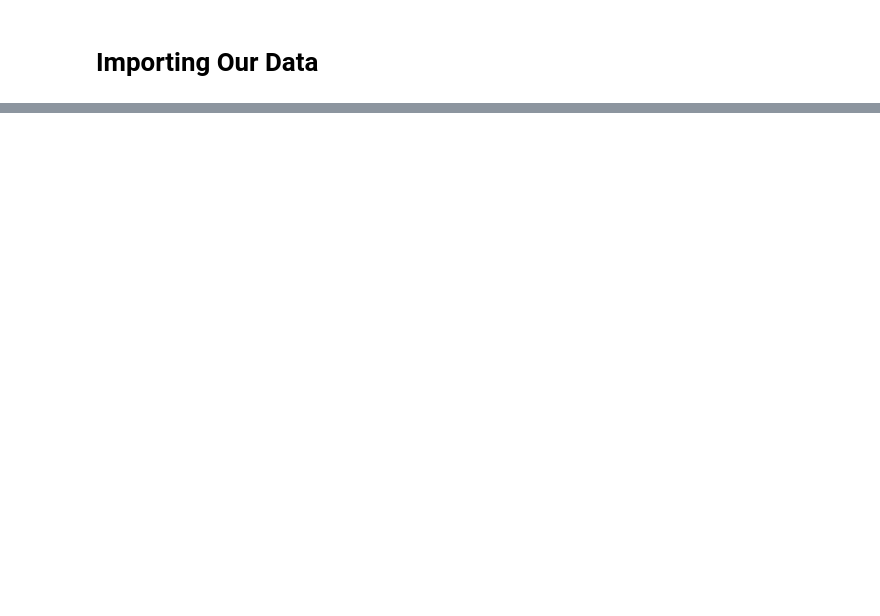
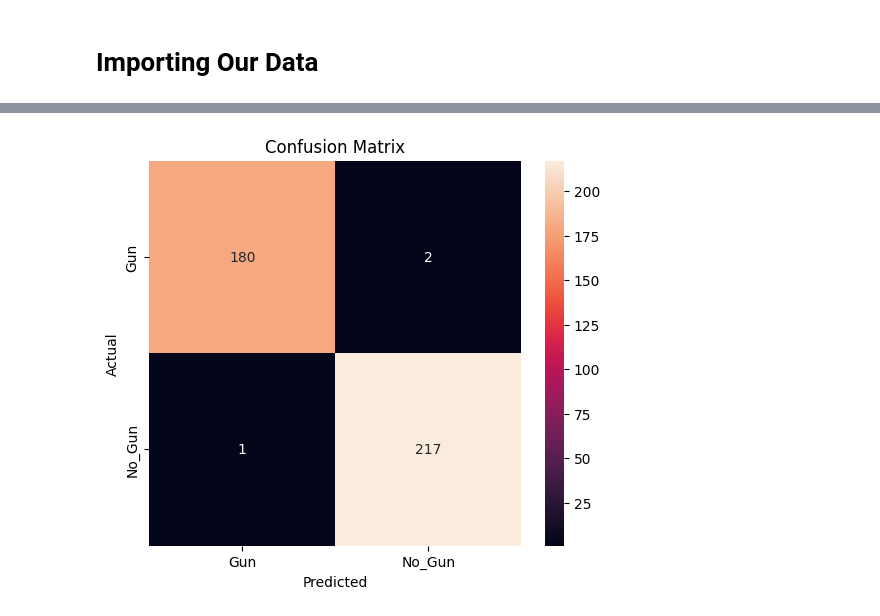
Before and after one commit to Khuzaima-Coding/Deep-Learning-Assignments, a Jupyter notebook: Gun Detection(binary classification)-CNN.ipynb, the cells around one changed output, grey strips where cells are left out. Drawn from its saved outputs; the diff is of its cells as text; code cells hidden in the pictures; blank space fills up the shorter version.

```diff
--- a/Gun Detection(binary classification)-CNN.ipynb
+++ b/Gun Detection(binary classification)-CNN.ipynb
@@ -35,0 +515,20 @@ os.listdir(path)
+# %%
+import numpy as np
+
+y_true = []
+y_pred_prob = []
+
+for images, labels in val_ds:
+    predictions = model.predict(images, verbose=0)
+
+    y_true.extend(labels.numpy().flatten())
+    y_pred_prob.extend(predictions.flatten())
+
+y_true = np.array(y_true)
+y_pred_prob = np.array(y_pred_prob)
+
+# Convert probabilities to 0 or 1
+y_pred = (y_pred_prob >= 0.5).astype(int)
+
+print("Actual labels:", y_true[:20])
+print("Predicted labels:", y_pred[:20])
@@ -35,0 +578,23 @@ os.listdir(path)
+# %%
+from sklearn.metrics import confusion_matrix
+import seaborn as sns
+import matplotlib.pyplot as plt
+
+cm = confusion_matrix(y_true, y_pred)
+
+plt.figure(figsize=(6, 5))
+
+sns.heatmap(
+    cm,
+    annot=True,
+    fmt="d",
+    xticklabels=["Gun", "No_Gun"],
+    yticklabels=["Gun", "No_Gun"]
+)
+
+plt.xlabel("Predicted")
+plt.ylabel("Actual")
+plt.title("Confusion Matrix")
+plt.show()
+# %% [output]
+[figure, added]
```
Also changed, not shown: parts of 48 cells of this notebook.
